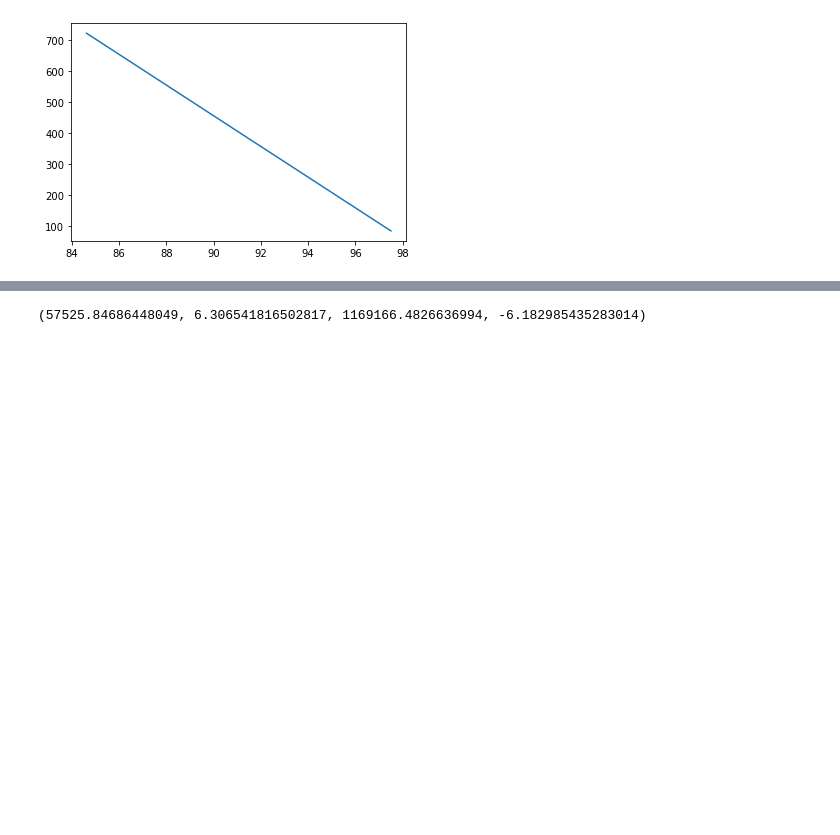
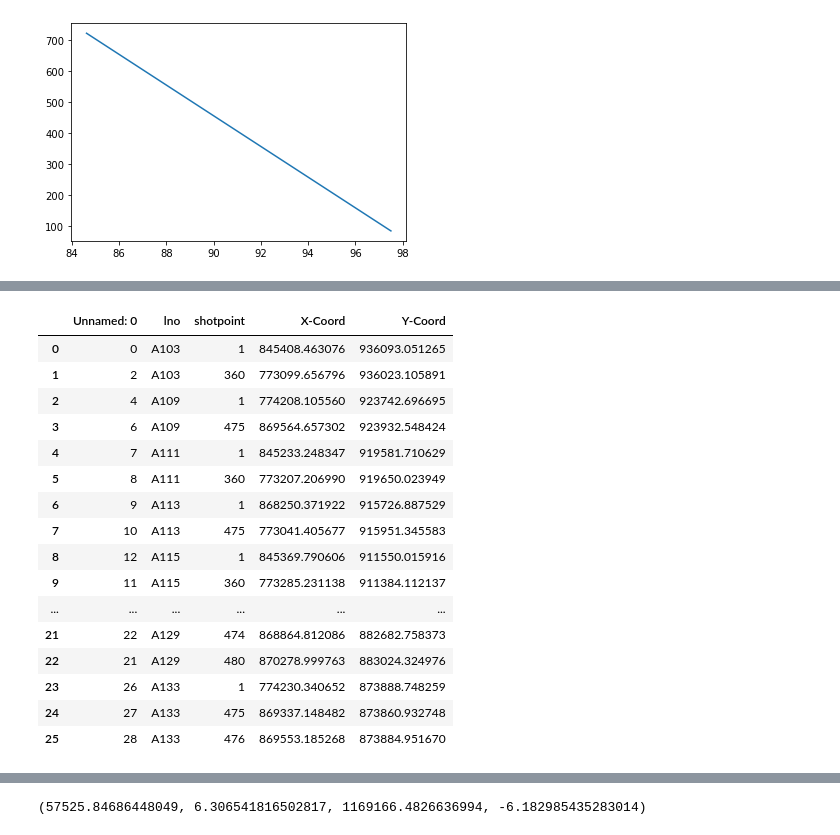
Before and after one commit to narunbabu/seis_im_processing, a Jupyter notebook: MapDigitize/1. Lines on map pixel to coordinate conversion.ipynb, the cells around one changed output, grey strips where cells are left out. Saved outputs shown, nothing was run; the diff lists cells and outputs as text; code cells hidden in the pictures; blank space fills up the shorter version.

```diff
--- a/MapDigitize/1. Lines on map pixel to coordinate conversion.ipynb
+++ b/MapDigitize/1. Lines on map pixel to coordinate conversion.ipynb
@@ -188,0 +368,24 @@ class CoordConverter:
+# %%
+# xval_at_orgin,xperpixunit,yval_at_orgin,yperpixunit=converter.processCoordinates()
+# x,y,xd,yd
+# yperpixunit
+# miny,minval,yd,y
+df
+# %% [output]
+|  | Unnamed: 0 | lno | shotpoint | X-Coord | Y-Coord |
+| 0 | 0 | A103 | 1 | 845408.463076 | 936093.051265 |
+| 1 | 2 | A103 | 360 | 773099.656796 | 936023.105891 |
+| 2 | 4 | A109 | 1 | 774208.105560 | 923742.696695 |
+| 3 | 6 | A109 | 475 | 869564.657302 | 923932.548424 |
+| 4 | 7 | A111 | 1 | 845233.248347 | 919581.710629 |
+| 5 | 8 | A111 | 360 | 773207.206990 | 919650.023949 |
+| 6 | 9 | A113 | 1 | 868250.371922 | 915726.887529 |
+| 7 | 10 | A113 | 475 | 773041.405677 | 915951.345583 |
+| 8 | 12 | A115 | 1 | 845369.790606 | 911550.015916 |
+| 9 | 11 | A115 | 360 | 773285.231138 | 911384.112137 |
+| ... | ... | ... | ... | ... | ... |
+| 21 | 22 | A129 | 474 | 868864.812086 | 882682.758373 |
+| 22 | 21 | A129 | 480 | 870278.999763 | 883024.324976 |
+| 23 | 26 | A133 | 1 | 774230.340652 | 873888.748259 |
+| 24 | 27 | A133 | 475 | 869337.148482 | 873860.932748 |
+| 25 | 28 | A133 | 476 | 869553.185268 | 873884.951670 |
```
Also changed, not shown: parts of 19 cells of this notebook, 6 other files.
